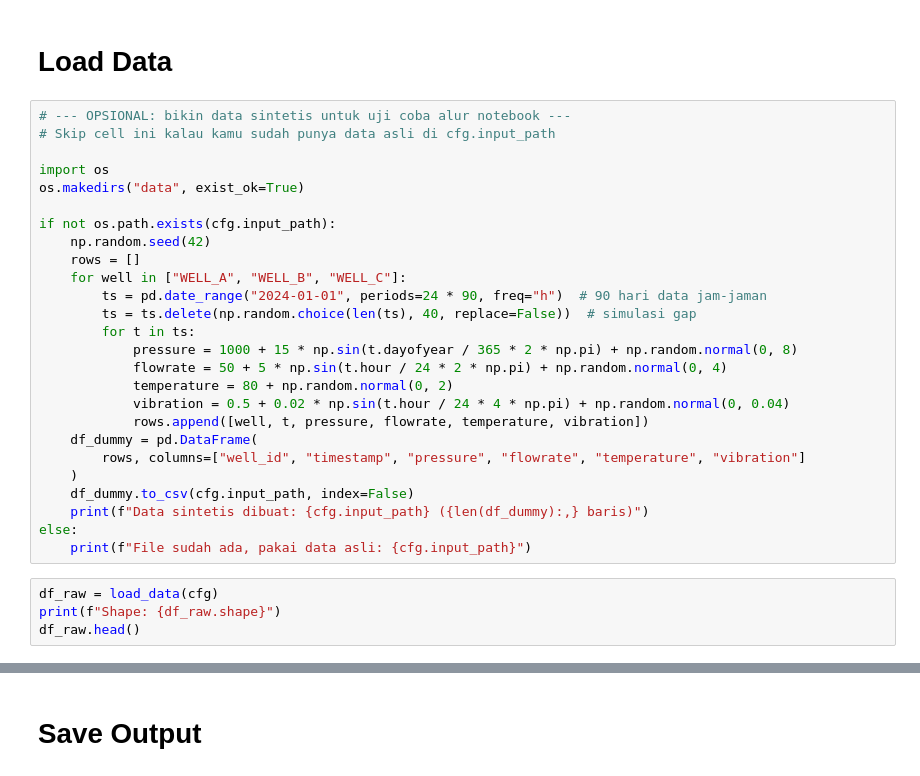
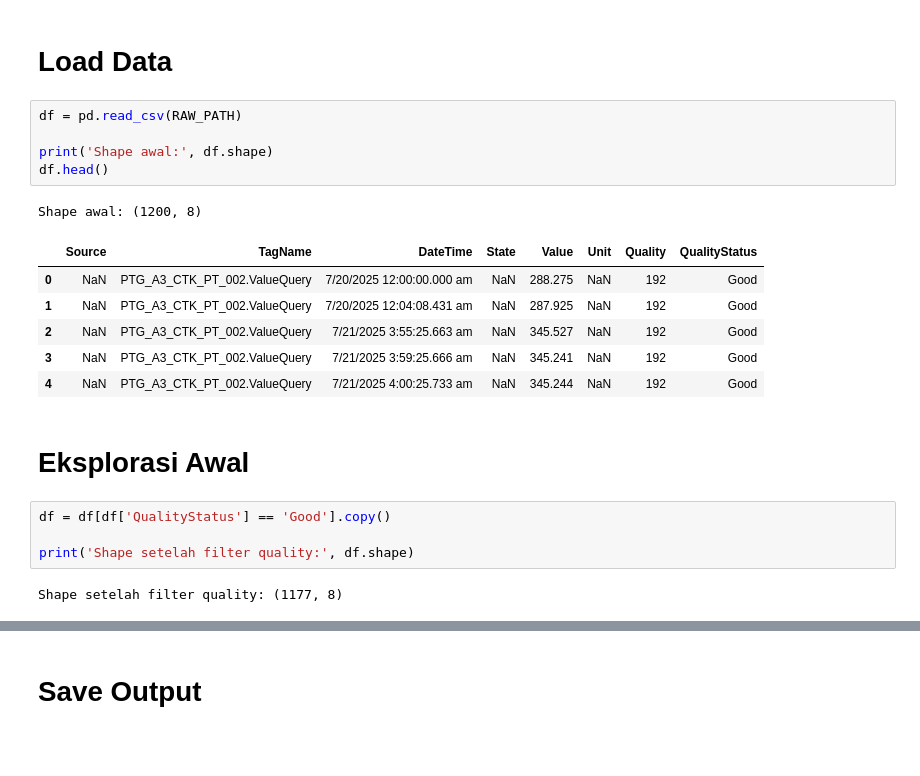
Before and after one commit to Integrated-Monitoring-System/IMS-Model-Forecasting, a Jupyter notebook: Temporal Fusion Transformer/preprocessing.ipynb, the cells around one changed output, grey strips where cells are left out. Saved outputs shown, nothing was run; the diff lists cells and outputs as text; blank space fills up the shorter version.

```diff
--- a/Temporal Fusion Transformer/preprocessing.ipynb
+++ b/Temporal Fusion Transformer/preprocessing.ipynb
@@ -61,33 +20,24 @@ cfg
 # %% [markdown]
 # Load Data
 # %%
-# --- OPSIONAL: bikin data sintetis untuk uji coba alur notebook ---
-# Skip cell ini kalau kamu sudah punya data asli di cfg.input_path
+df = pd.read_csv(RAW_PATH)
 
-import os
-os.makedirs("data", exist_ok=True)
-
-if not os.path.exists(cfg.input_path):
-    np.random.seed(42)
-    rows = []
-    for well in ["WELL_A", "WELL_B", "WELL_C"]:
-        ts = pd.date_range("2024-01-01", periods=24 * 90, freq="h")  # 90 hari data jam-jaman
-        ts = ts.delete(np.random.choice(len(ts), 40, replace=False))  # simulasi gap
-        for t in ts:
-            pressure = 1000 + 15 * np.sin(t.dayofyear / 365 * 2 * np.pi) + np.random.normal(0, 8)
-            flowrate = 50 + 5 * np.sin(t.hour / 24 * 2 * np.pi) + np.random.normal(0, 4)
-            temperature = 80 + np.random.normal(0, 2)
-            vibration = 0.5 + 0.02 * np.sin(t.hour / 24 * 4 * np.pi) + np.random.normal(0, 0.04)
-            rows.append([well, t, pressure, flowrate, temperature, vibration])
-    df_dummy = pd.DataFrame(
-        rows, columns=["well_id", "timestamp", "pressure", "flowrate", "temperature", "vibration"]
-    )
-    df_dummy.to_csv(cfg.input_path, index=False)
-    print(f"Data sintetis dibuat: {cfg.input_path} ({len(df_dummy):,} baris)")
-else:
-    print(f"File sudah ada, pakai data asli: {cfg.input_path}")
+print('Shape awal:', df.shape)
+df.head()
+# %% [output]
+Shape awal: (1200, 8)
+|  | Source | TagName | DateTime | State | Value | Unit | Quality | QualityStatus |
+| 0 | NaN | PTG_A3_CTK_PT_002.ValueQuery | 7/20/2025 12:00:00.000 am | NaN | 288.275 | NaN | 192 | Good |
+| 1 | NaN | PTG_A3_CTK_PT_002.ValueQuery | 7/20/2025 12:04:08.431 am | NaN | 287.925 | NaN | 192 | Good |
+| 2 | NaN | PTG_A3_CTK_PT_002.ValueQuery | 7/21/2025 3:55:25.663 am | NaN | 345.527 | NaN | 192 | Good |
+| 3 | NaN | PTG_A3_CTK_PT_002.ValueQuery | 7/21/2025 3:59:25.666 am | NaN | 345.241 | NaN | 192 | Good |
+| 4 | NaN | PTG_A3_CTK_PT_002.ValueQuery | 7/21/2025 4:00:25.733 am | NaN | 345.244 | NaN | 192 | Good |
+# %% [markdown]
+# Eksplorasi Awal
 # %%
-df_raw = load_data(cfg)
-print(f"Shape: {df_raw.shape}")
-df_raw.head()
+df = df[df['QualityStatus'] == 'Good'].copy()
+
+print('Shape setelah filter quality:', df.shape)
+# %% [output]
+Shape setelah filter quality: (1177, 8)
 # %%
```
Also changed, not shown: parts of 27 cells of this notebook, 5 other files.
